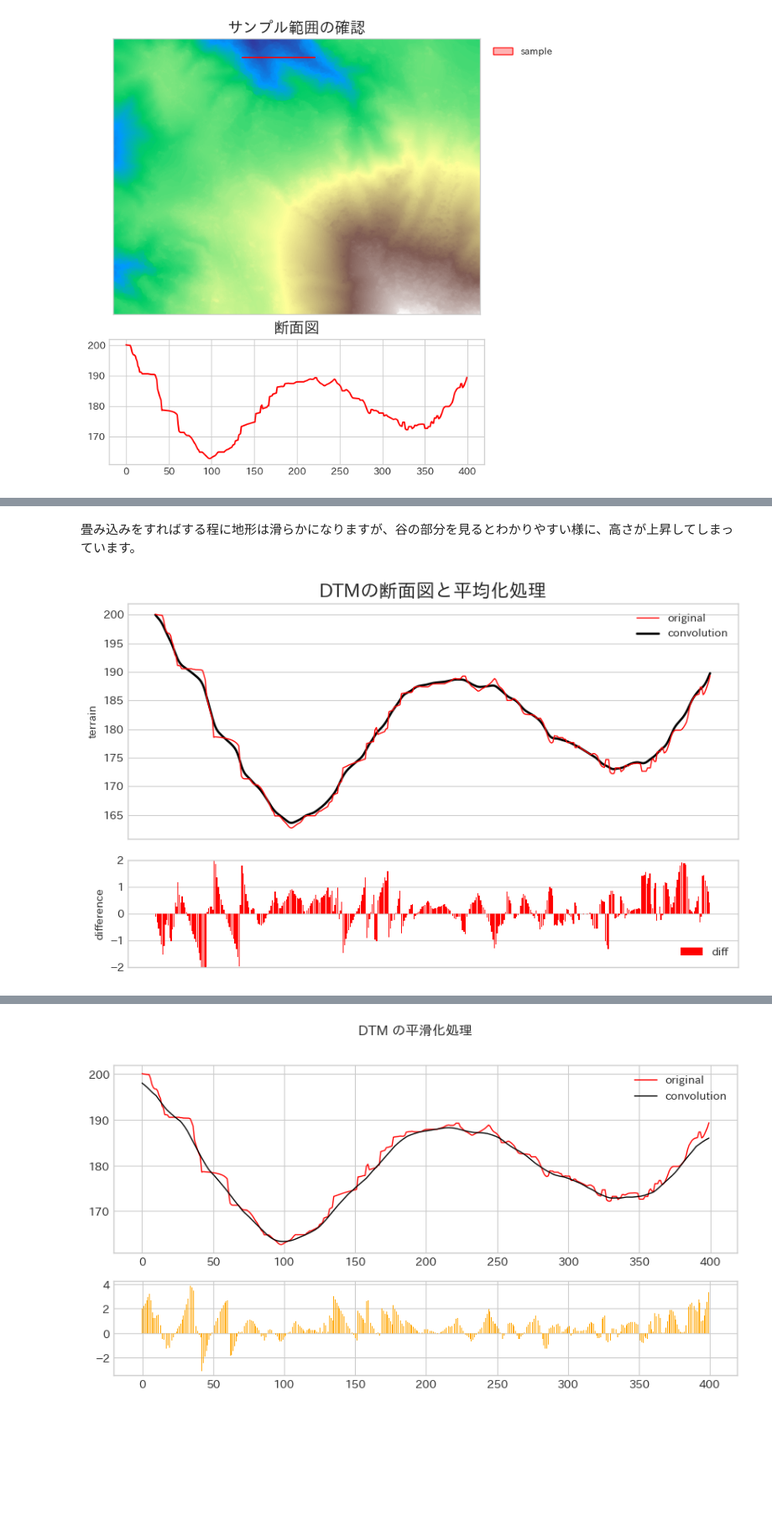
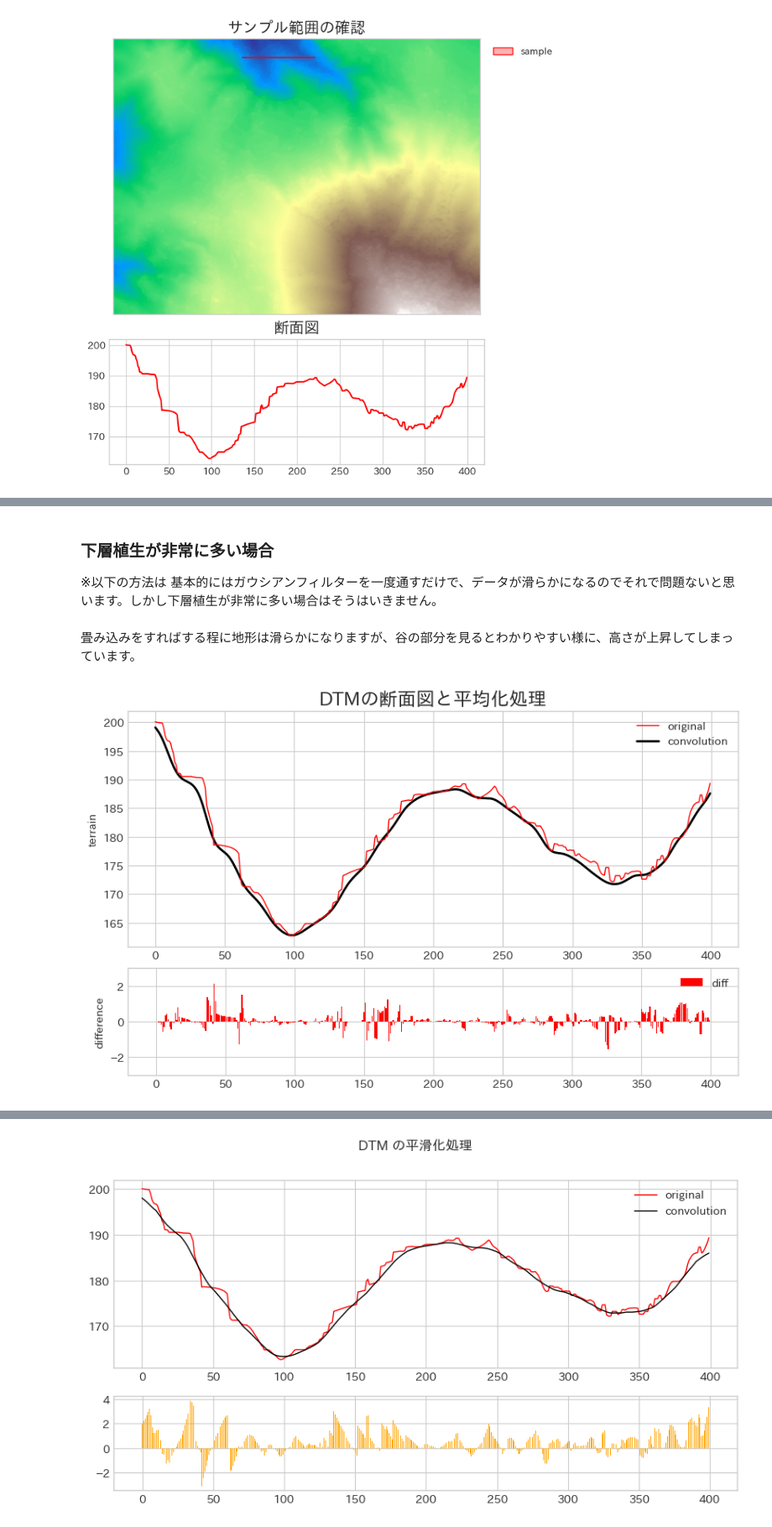
Before and after one commit to shingo405nagano/WriteZenn, a Jupyter notebook: notebooks/unfinished.ipynb, the cells around one changed output, grey strips where cells are left out. Shown at 84% size. Drawn from its saved outputs; the diff is of its cells as text; code cells hidden in the pictures; blank space fills up the shorter version.

```diff
--- a/notebooks/unfinished.ipynb
+++ b/notebooks/unfinished.ipynb
@@ -353,0 +381,20 @@ plt.show()
+# %%
+fig = plt.figure(figsize=(12, 6))
+shape = (3, 1)
+# 横断図の可視化
+ax1 = plt.subplot2grid(shape, loc=(0, 0), rowspan=2)
+idx = np.arange(0, len(ori_cs))
+ax1.plot(ori_cs, lw=1, c='black', zorder=1, label='original')
+ax1.plot(crop_gauss, c='green', lw=1, zorder=3, label='gaussian')
+ax1.set_title('DTMの断面図とガウシアンフィルターによる平滑化', fontsize=17)
+
+# オリジナルデータと平滑化後の差分を可視化
+ax2 = plt.subplot2grid(shape, loc=(2, 0))
+ax2.bar(x_idx, crop_gauss - ori_cs, facecolor='red',
+        edgecolor='black', lw=0.3, label='diff')
+ax2.set_ylim(-3, 3)
+
+for _ax, ylabel in zip(fig.axes, ['terrain', 'difference']):
+    _ax.set_ylabel(ylabel)
+    _ax.legend()
+plt.show()
@@ -384,0 +443,4 @@ plt.show()
+# %% [markdown]
+### **下層植生が非常に多い場合**
+※以下の方法は
+基本的にはガウシアンフィルターを一度通すだけで、データが滑らかになるのでそれで問題ないと思います。しかし下層植生が非常に多い場合はそうはいきません。
@@ -385,39 +449,48 @@ plt.show()
 # %% [markdown]
 畳み込みをすればする程に地形は滑らかになりますが、谷の部分を見るとわかりやすい様に、高さが上昇してしまっています。
 # %%
-rows = 5
-dtm_blur_5 = scipy.signal.convolve2d(dtm_fill, mean_tensor(rows), mode='same')
+rows = 3
+dtm_blur = scipy.signal.convolve2d(dtm_fill, mean_tensor(rows), mode='same')
 for i in range(5):
     rows += 2
     dtm_blur_5 = scipy.signal.convolve2d(dtm_blur_5, mean_tensor(rows), mode='same')
 
-base_dtm = dtm_fill.copy()
-for i in range(5):
-    base_dtm = scipy.signal.convolve2d(base_dtm, mean_tensor(3), mode='same')
 
-dtm_blur_5 = (base_dtm + dtm_blur_5) / 2
+dtm_min = ndimage.minimum_filter(dtm_fill, 5, mode='constant')
+rows = 3
+for i in range(2):
+    dtm_min = ndimage.minimum_filter(dtm_min, rows, mode='constant')
+    dtm_min = scipy.signal.convolve2d(dtm_min, mean_tensor(rows), mode='same')
+
+
+dtm_min_filter = (dtm_blur + dtm_min) / 2
+rows = 3
+for i in range(3):
+    rows += 2
+    dtm_min_filter = scipy.signal.convolve2d(
+        dtm_min_filter, mean_tensor(rows), mode='same')
 dst_blur_5 = rasterio.MemoryFile().open(**dst.meta)
-dst_blur_5.write(dtm_blur_5, 1)
+dst_blur_5.write(dtm_min_filter, 1)
 
 
 fig = plt.figure(figsize=(10, 6))
 shape = (3, 1)
 ax1 = plt.subplot2grid(shape, loc=(0, 0), rowspan=2)
 idx = np.arange(0, len(ori_cs))
 ax1.plot(ori_cs, lw=1, c='red', zorder=2, label='original')
-crop_blur_5 = crop_raster(dst_blur_5, scope)
-ax1.plot(crop_blur_5, c='black', lw=2, zorder=1, label='convolution')
+crop_min = crop_raster(dst_blur_5, scope)
+ax1.plot(crop_min, c='black', lw=2, zorder=1, label='convolution')
 ax1.set_title('DTMの断面図と平均化処理', fontsize=17)
 
 
 ax2 = plt.subplot2grid(shape, loc=(2, 0))
 ax2.bar(np.arange(0, len(crop_blur_5)), crop_blur_5 - ori_cs,
         facecolor='red', label='diff')
-ax2.set_ylim(-2, 2)
+ax2.set_ylim(-3, 3)
 for _ax, ylabel in zip(fig.axes, ['terrain', 'difference']):
-    _ax.axes.xaxis.set_visible(False)
+    # _ax.axes.xaxis.set_visible(False)
     _ax.set_ylabel(ylabel)
     _ax.legend()
 plt.show()
 # %% [output]
-[figure, old version]
+[figure, new version]
```
Also changed, not shown: parts of 19 cells of this notebook.
